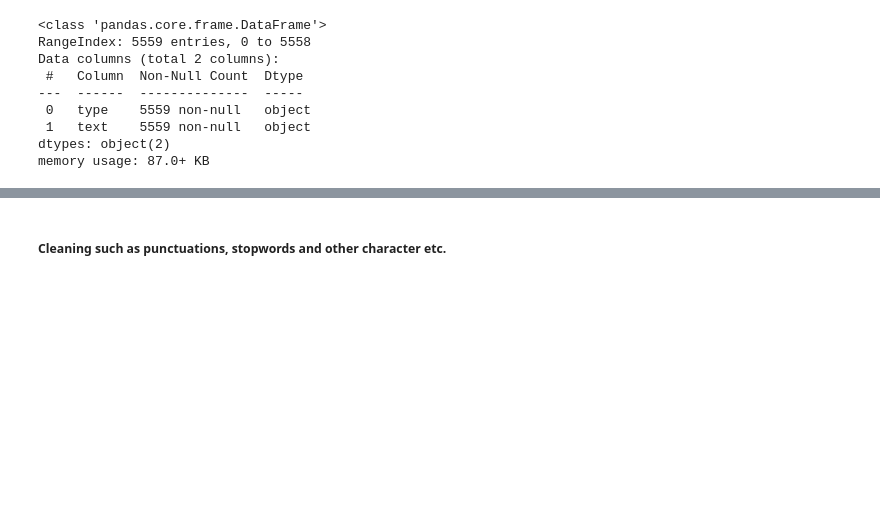
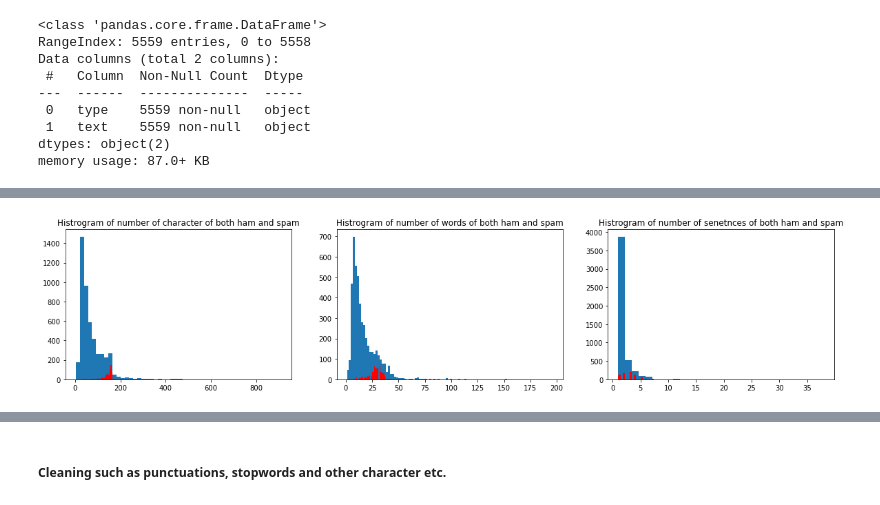
Before and after one commit to pappucode/data-science-with-Python, a Jupyter notebook: filtering_mobile_phone_spam_sms.ipynb, the cells around one changed output, grey strips where cells are left out. Saved outputs shown, nothing was run; the diff lists cells and outputs as text; code cells hidden in the pictures; blank space fills up the shorter version.

```diff
--- a/filtering_mobile_phone_spam_sms.ipynb
+++ b/filtering_mobile_phone_spam_sms.ipynb
@@ -48,0 +179,16 @@ Name: type, dtype: float64
+# %%
+fig, ((ax1, ax2, ax3)) = plt.subplots(ncols=3, nrows=1, figsize=(20,4))
+
+ax1.hist(sms_raw[sms_raw['type'] == 0]['num_characters'], bins=50);
+ax1.hist(sms_raw[sms_raw['type'] == 1]['num_characters'], bins=50, color='red');
+ax1.set(title="Histrogram of number of character of both ham and spam");
+
+ax2.hist(sms_raw[sms_raw['type'] == 0]['num_words'], bins=100);
+ax2.hist(sms_raw[sms_raw['type'] == 1]['num_words'], bins=50, color='red');
+ax2.set(title="Histrogram of number of words of both ham and spam");
+
+ax3.hist(sms_raw[sms_raw['type'] == 0]['num_sentences'], bins=30);
+ax3.hist(sms_raw[sms_raw['type'] == 1]['num_sentences'], bins=20, color='red');
+ax3.set(title="Histrogram of number of senetnces of both ham and spam");
+# %% [output]
+[figure, added]
```
Also changed, not shown: parts of 92 cells of this notebook.
